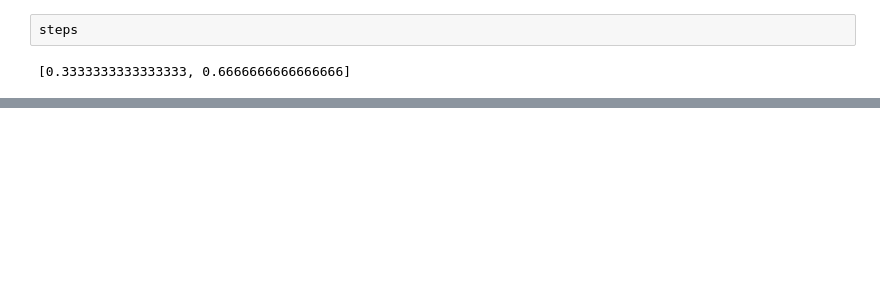
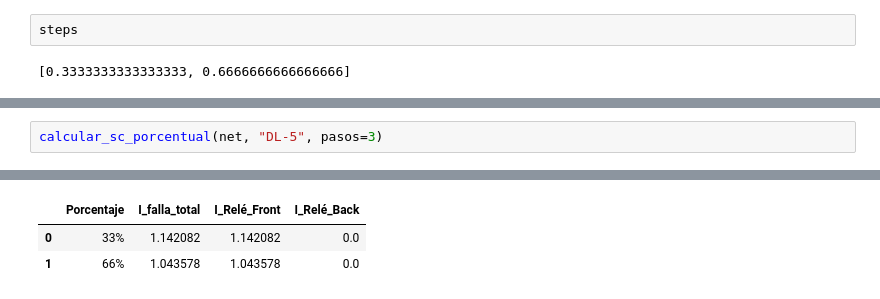
Before and after one commit to leonidasf300/OUU2026, a Jupyter notebook: LeonSerna_OUU_project_v0_simple_feeder.ipynb, the cells around one changed output, grey strips where cells are left out. Drawn from its saved outputs; the diff is of its cells as text; blank space fills up the shorter version.

```diff
--- a/LeonSerna_OUU_project_v0_simple_feeder.ipynb
+++ b/LeonSerna_OUU_project_v0_simple_feeder.ipynb
@@ -399,0 +481,3 @@ steps
+# %%
+calcular_sc_porcentual(net, "DL-5", pasos=3)
+# %% [output]
@@ -399,0 +486,3 @@ steps
+|  | Porcentaje | I_falla_total | I_Relé_Front | I_Relé_Back |
+| 0 | 33% | 1.142082 | 1.142082 | 0.0 |
+| 1 | 66% | 1.043578 | 1.043578 | 0.0 |
```
Also changed, not shown: parts of 13 cells of this notebook.
